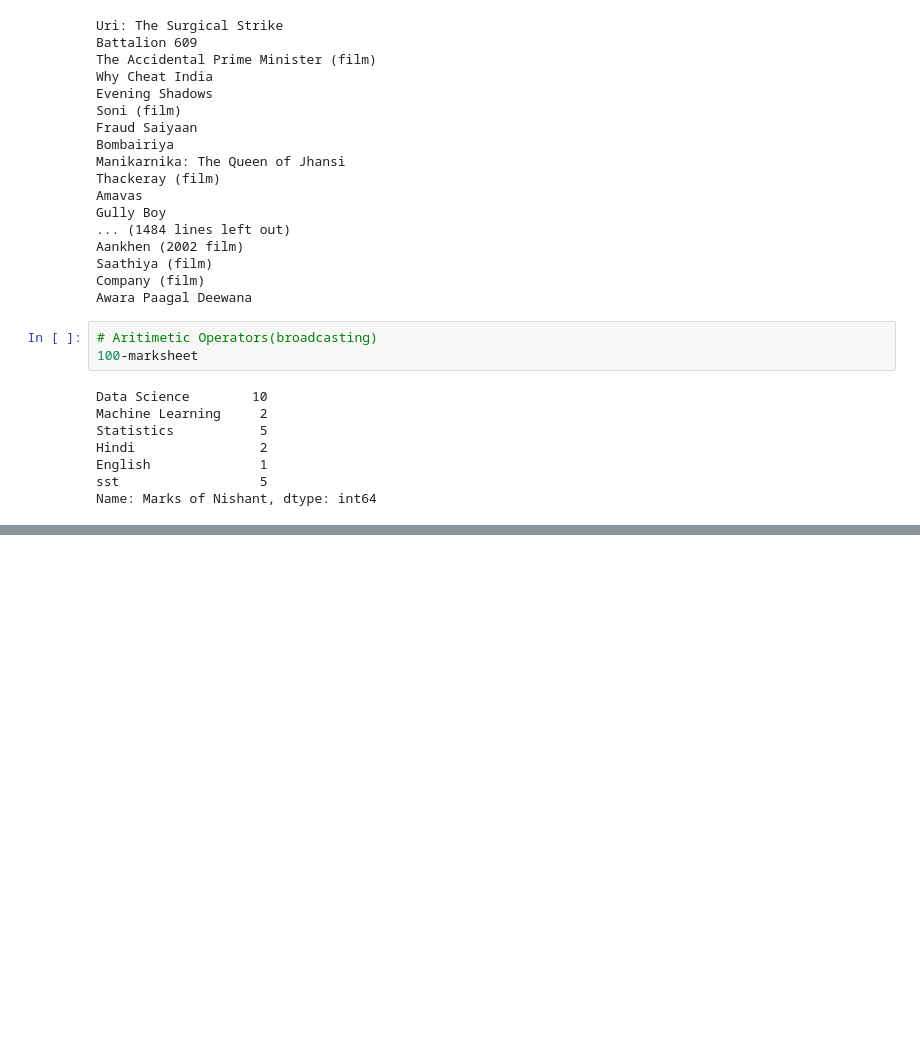
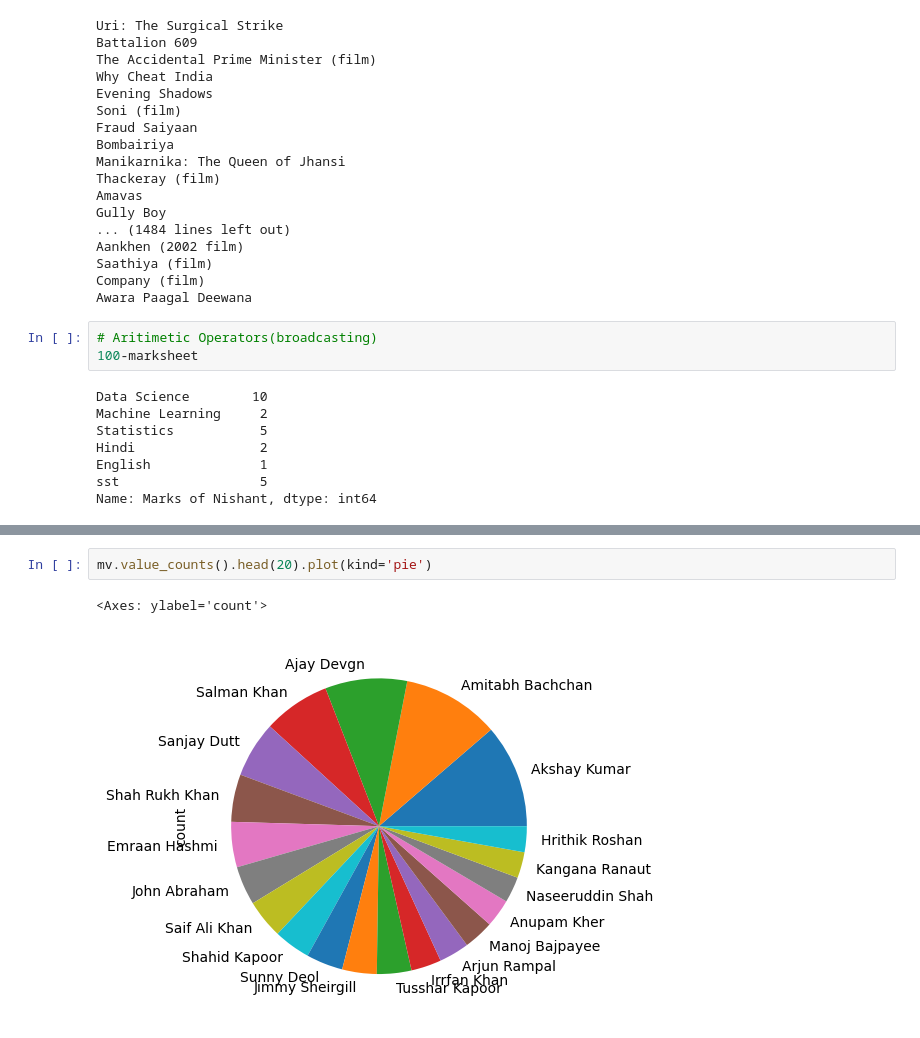
Before and after one commit to Nishant8704/Data-Science, a Jupyter notebook: Python for DS/07_Pandas_Fundamental.ipynb, the cells around one changed output, grey strips where cells are left out. Drawn from its saved outputs; the diff is of its cells as text; blank space fills up the shorter version.

```diff
--- a/Python for DS/07_Pandas_Fundamental.ipynb
+++ b/Python for DS/07_Pandas_Fundamental.ipynb
@@ -554,0 +623,5 @@ Name: Marks of Nishant, dtype: int64
+# %%
+mv.value_counts().head(20).plot(kind='pie')
+# %% [output]
+<Axes: ylabel='count'>
+[figure, added]
```
Also changed, not shown: parts of 10 cells of this notebook, 6 other files.
